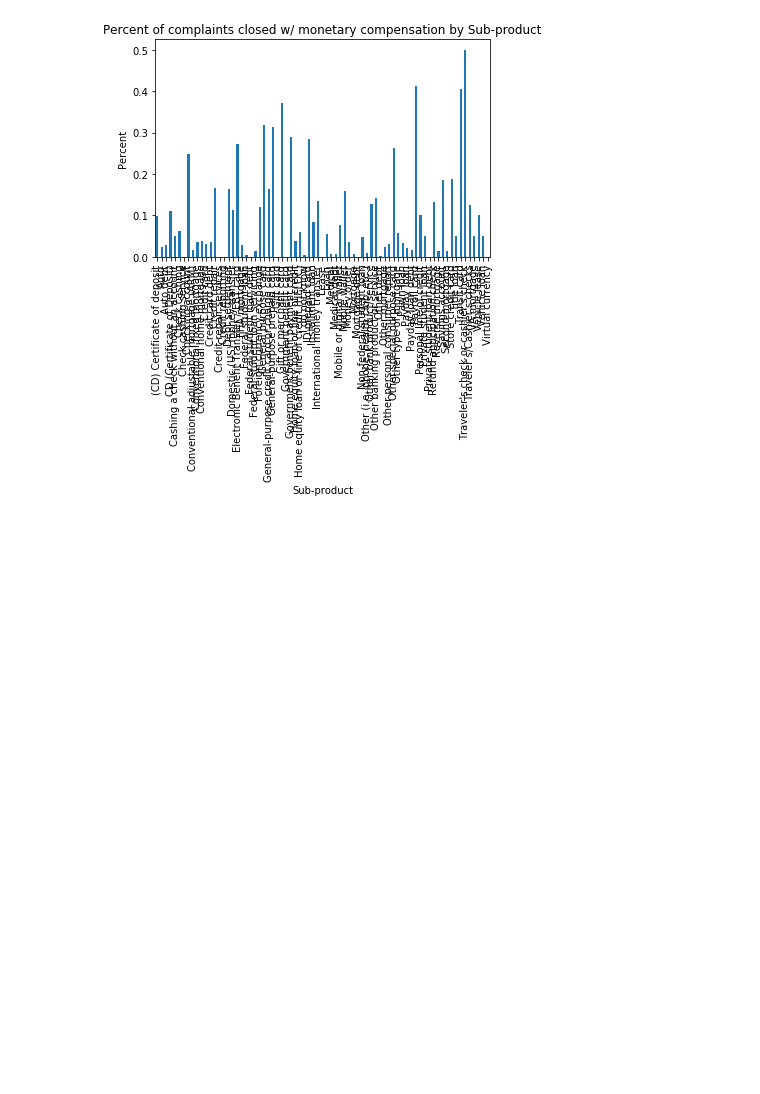
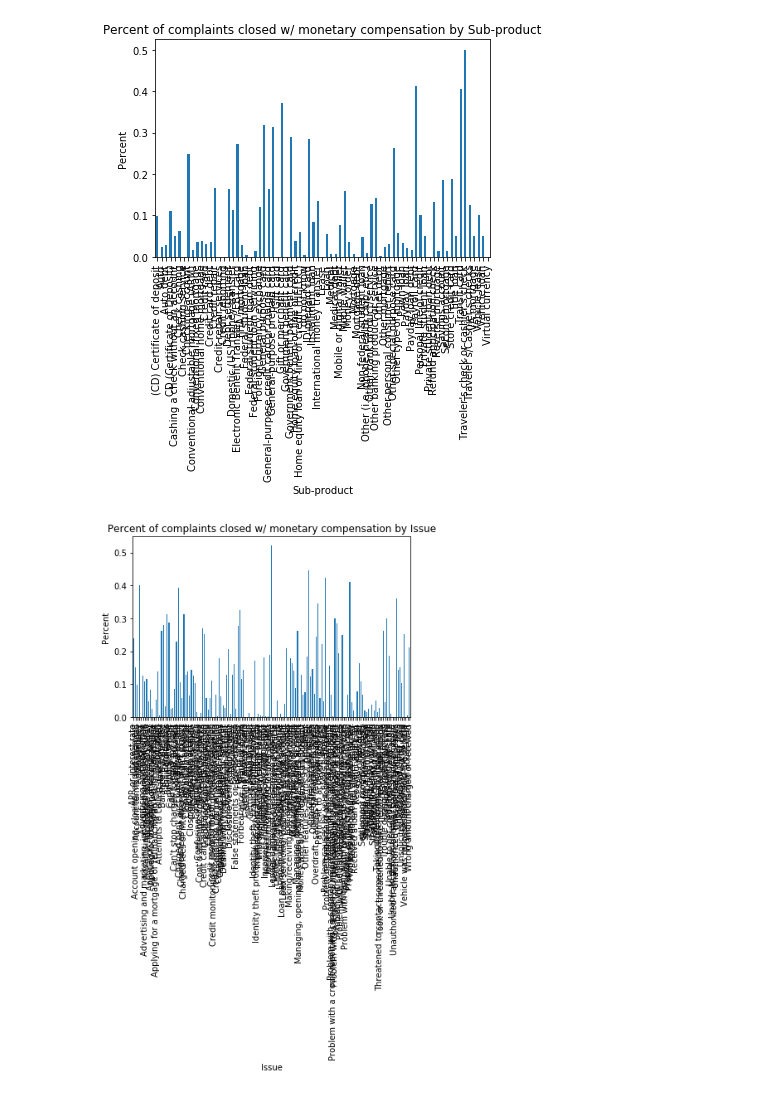
Before and after one commit to augustineM/Cfpb-complaint-classification, a Jupyter notebook: consComplaintExplore.ipynb, the cells around one changed output. Saved outputs shown, nothing was run; the diff lists cells and outputs as text; code cells hidden in the pictures; blank space fills up the shorter version.

```diff
--- a/consComplaintExplore.ipynb
+++ b/consComplaintExplore.ipynb
@@ -50,6 +50,7 @@ conComplaintDf['monYear']=conComplaintDf['adjDate'].apply(lambda x: x.strftime('
 
 #conComplaintDfStg=
 conComplaintDf.drop(conComplaintDf[conComplaintDf.respCode >=6].index, inplace=True)
+conComplaintDf['zip3']=conComplaintDf['ZIP code'].str[:3]
 
 
 #create dataframe with complaints resulting in monetary relief
@@ -205,0 +468,12 @@ response0.Product.value_counts().plot(kind='bar')
+# %%
+#histograms for Issue
+#histograms for Issue- percent of responses w/monetary compensation of all complaints
+issAll=conComplaintDf['Issue'].value_counts()
+iss0=response0Df['Issue'].value_counts()
+resp0IssPct=iss0/issAll
+resp0IssPct.plot(kind='bar',title='Percent of complaints closed w/ monetary compensation by Issue')
+plt.xlabel('Issue')
+plt.ylabel('Percent')
+plt.show()
+# %% [output]
+[figure, added]
```
Also changed, not shown: parts of 32 cells of this notebook.
